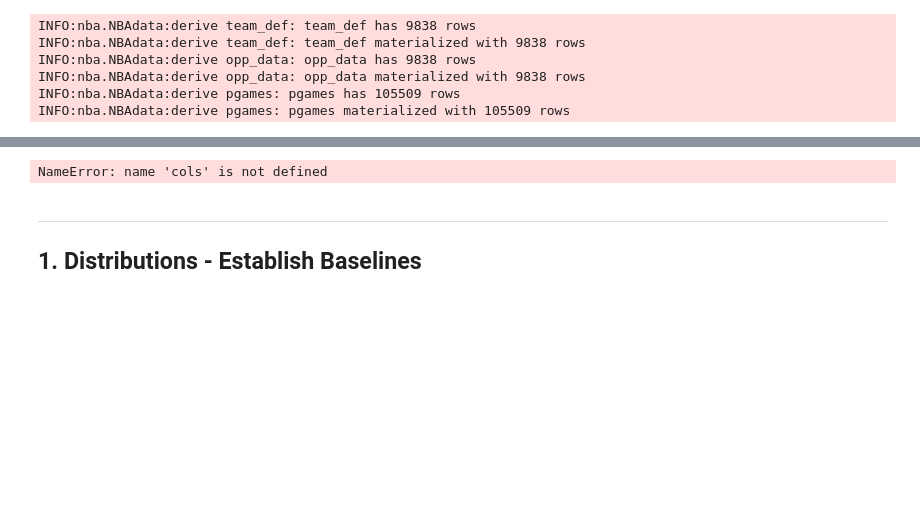
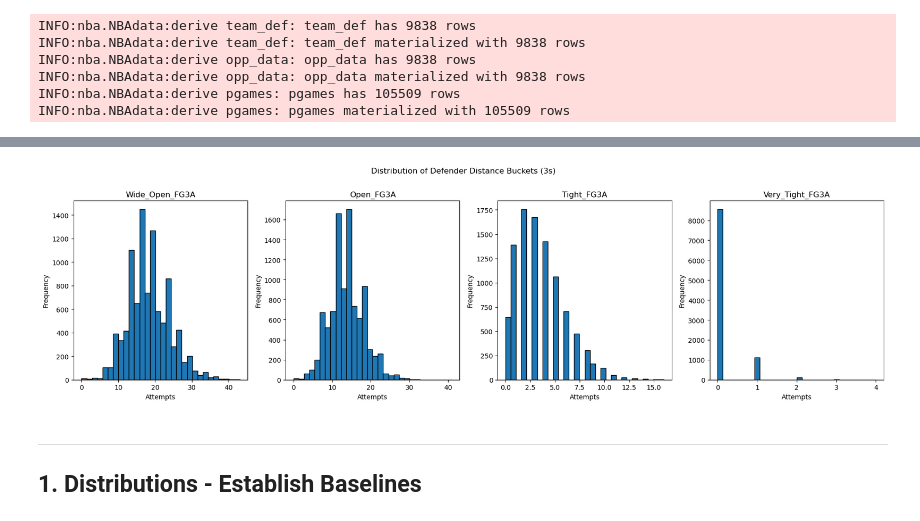
Before and after one commit to eac521/bets, a Jupyter notebook: Notebooks/shot_quality_eda.ipynb, the cells around one changed output, grey strips where cells are left out. Cells and saved outputs as stored; diff of their text form; code cells hidden in the pictures; blank space fills up the shorter version.

```diff
--- a/Notebooks/shot_quality_eda.ipynb
+++ b/Notebooks/shot_quality_eda.ipynb
@@ -288,10 +244,10 @@ Generalized Linear Model Regression Results
 | Covariance Type: | nonrobust |  |  |
 |  | coef | std err | z | P>|z| | [0.025 | 0.975] |
 | ft_ast | 2.8044 | 0.023 | 120.394 | 0.000 | 2.759 | 2.850 |
-# %%
-plot_bucket_distributions(tracking,cols)
-# %% [output]
-NameError: name 'cols' is not defined
+# %%
+plot_bucket_distributions(opp,[col for col in tracking.columns[-15:] if col.find('FG3A')>-1])
+# %% [output]
+[figure, added]
 # %%
 # =============================================================
 # SECTION 4: CONTESTEDNESS TRENDS OVER TIME
```
Also changed, not shown: parts of 36 cells of this notebook, 5 other files.
